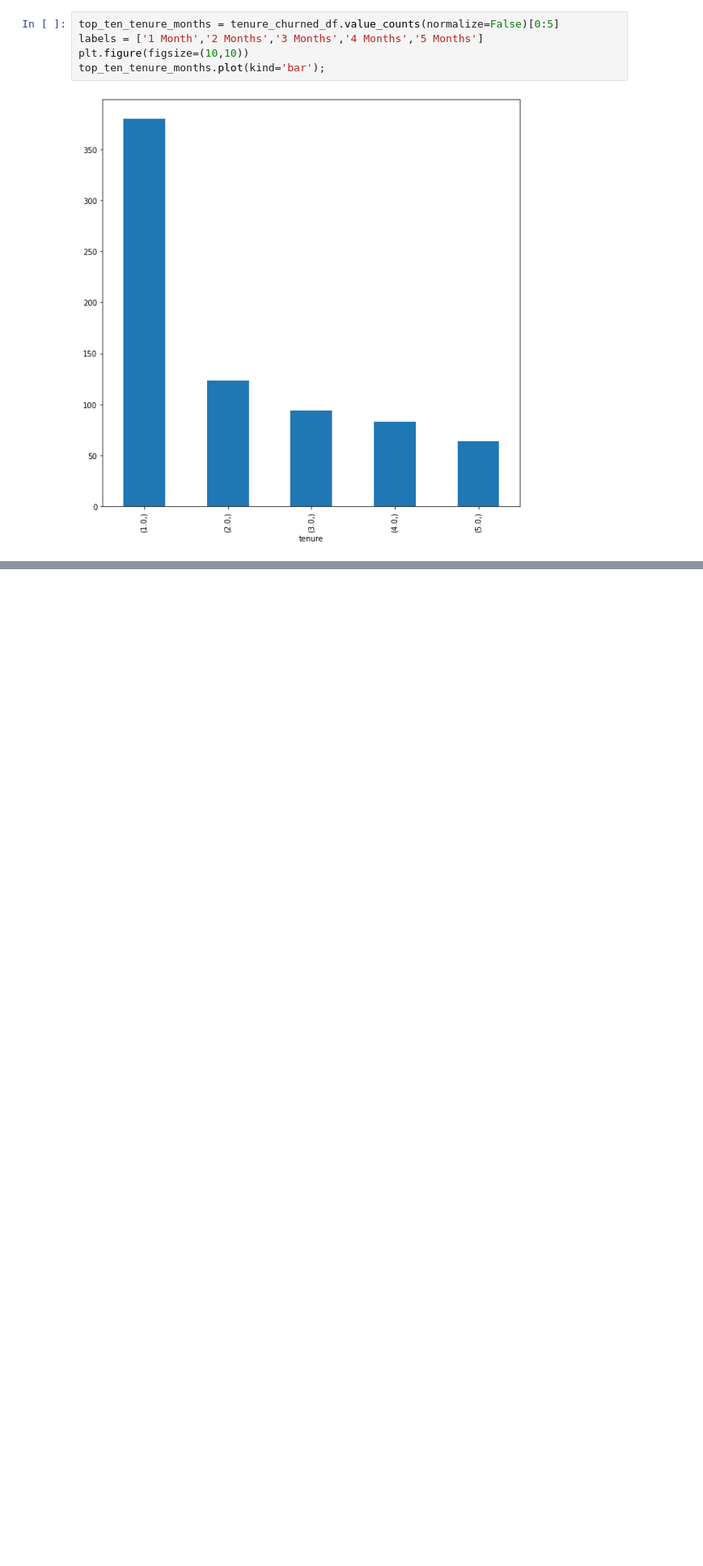
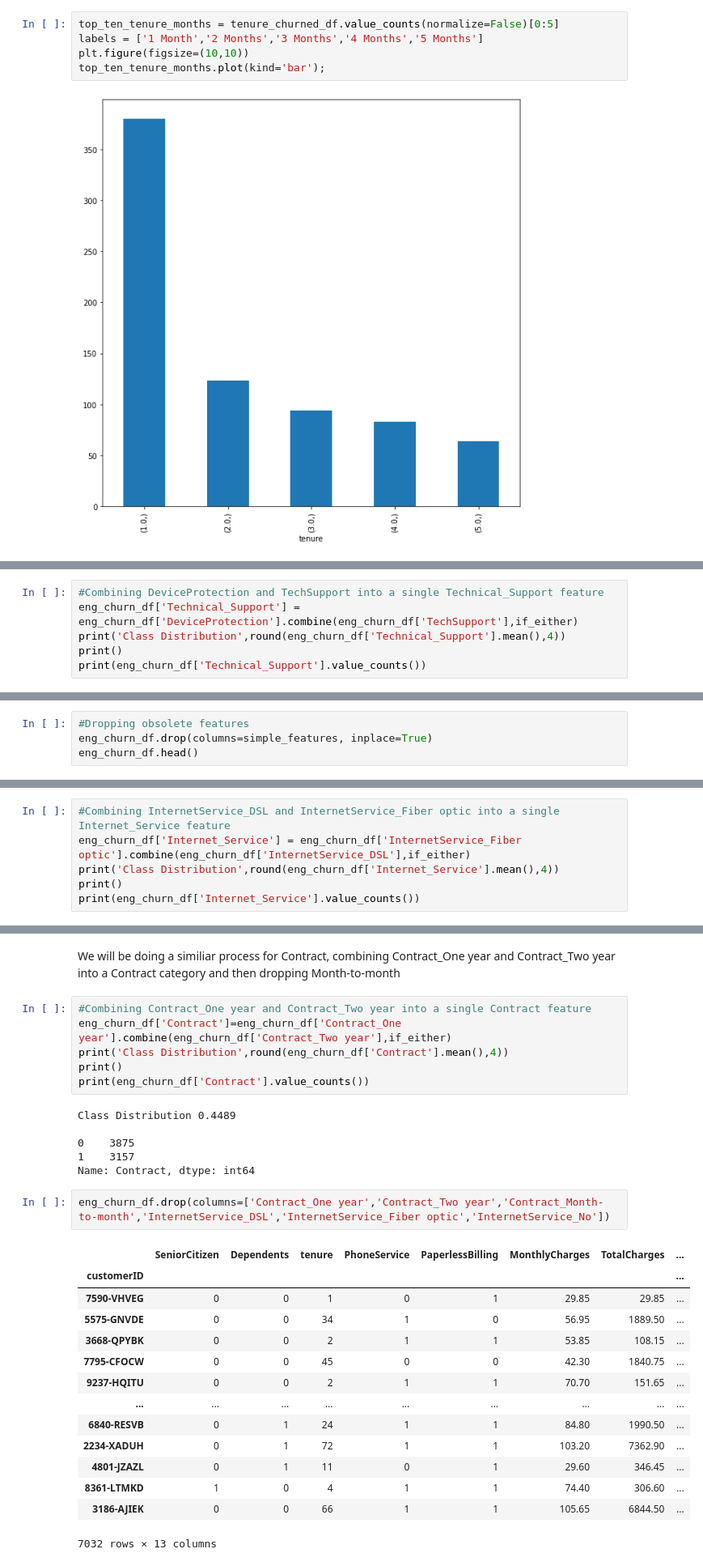
Before and after one commit to MDMHemsley/ChurnPractice, a Jupyter notebook: Exploratory Data Analysis.ipynb, the cells around one changed output, grey strips where cells are left out. Shown at 81% size. Drawn from its saved outputs; the diff is of its cells as text; blank space fills up the shorter version.

```diff
--- a/Exploratory Data Analysis.ipynb
+++ b/Exploratory Data Analysis.ipynb
@@ -362,0 +505,6 @@ top_ten_tenure_months.plot(kind='bar');
+# %%
+#Combining DeviceProtection and TechSupport into a single Technical_Support feature
+eng_churn_df['Technical_Support'] = eng_churn_df['DeviceProtection'].combine(eng_churn_df['TechSupport'],if_either)
+print('Class Distribution',round(eng_churn_df['Technical_Support'].mean(),4))
+print()
+print(eng_churn_df['Technical_Support'].value_counts())
@@ -362,0 +519,4 @@ top_ten_tenure_months.plot(kind='bar');
+# %%
+#Dropping obsolete features
+eng_churn_df.drop(columns=simple_features, inplace=True)
+eng_churn_df.head()
@@ -362,0 +533,6 @@ top_ten_tenure_months.plot(kind='bar');
+# %%
+#Combining InternetService_DSL and InternetService_Fiber optic into a single Internet_Service feature
+eng_churn_df['Internet_Service'] = eng_churn_df['InternetService_Fiber optic'].combine(eng_churn_df['InternetService_DSL'],if_either)
+print('Class Distribution',round(eng_churn_df['Internet_Service'].mean(),4))
+print()
+print(eng_churn_df['Internet_Service'].value_counts())
@@ -362,0 +545,31 @@ top_ten_tenure_months.plot(kind='bar');
+# %% [markdown]
+We will be doing a similiar process for Contract, combining Contract_One year and Contract_Two year into a Contract category and then dropping Month-to-month
+# %%
+#Combining Contract_One year and Contract_Two year into a single Contract feature
+eng_churn_df['Contract']=eng_churn_df['Contract_One year'].combine(eng_churn_df['Contract_Two year'],if_either)
+print('Class Distribution',round(eng_churn_df['Contract'].mean(),4))
+print()
+print(eng_churn_df['Contract'].value_counts())
+# %% [output]
+Class Distribution 0.4489
+
+0    3875
+1    3157
+Name: Contract, dtype: int64
+# %%
+eng_churn_df.drop(columns=['Contract_One year','Contract_Two year','Contract_Month-to-month','InternetService_DSL','InternetService_Fiber optic','InternetService_No'])
+# %% [output]
+|  | SeniorCitizen | Dependents | tenure | PhoneService | PaperlessBilling | MonthlyCharges | TotalCharges | ... |
+| customerID |  |  |  |  |  |  |  | ... |
+| 7590-VHVEG | 0 | 0 | 1 | 0 | 1 | 29.85 | 29.85 | ... |
+| 5575-GNVDE | 0 | 0 | 34 | 1 | 0 | 56.95 | 1889.50 | ... |
+| 3668-QPYBK | 0 | 0 | 2 | 1 | 1 | 53.85 | 108.15 | ... |
+| 7795-CFOCW | 0 | 0 | 45 | 0 | 0 | 42.30 | 1840.75 | ... |
+| 9237-HQITU | 0 | 0 | 2 | 1 | 1 | 70.70 | 151.65 | ... |
+| ... | ... | ... | ... | ... | ... | ... | ... | ... |
+| 6840-RESVB | 0 | 1 | 24 | 1 | 1 | 84.80 | 1990.50 | ... |
+| 2234-XADUH | 0 | 1 | 72 | 1 | 1 | 103.20 | 7362.90 | ... |
+| 4801-JZAZL | 0 | 1 | 11 | 0 | 1 | 29.60 | 346.45 | ... |
+| 8361-LTMKD | 1 | 0 | 4 | 1 | 1 | 74.40 | 306.60 | ... |
+| 3186-AJIEK | 0 | 0 | 66 | 1 | 1 | 105.65 | 6844.50 | ... |
+7032 rows × 13 columns
```
Also changed, not shown: parts of 35 cells of this notebook, 4 other files.
